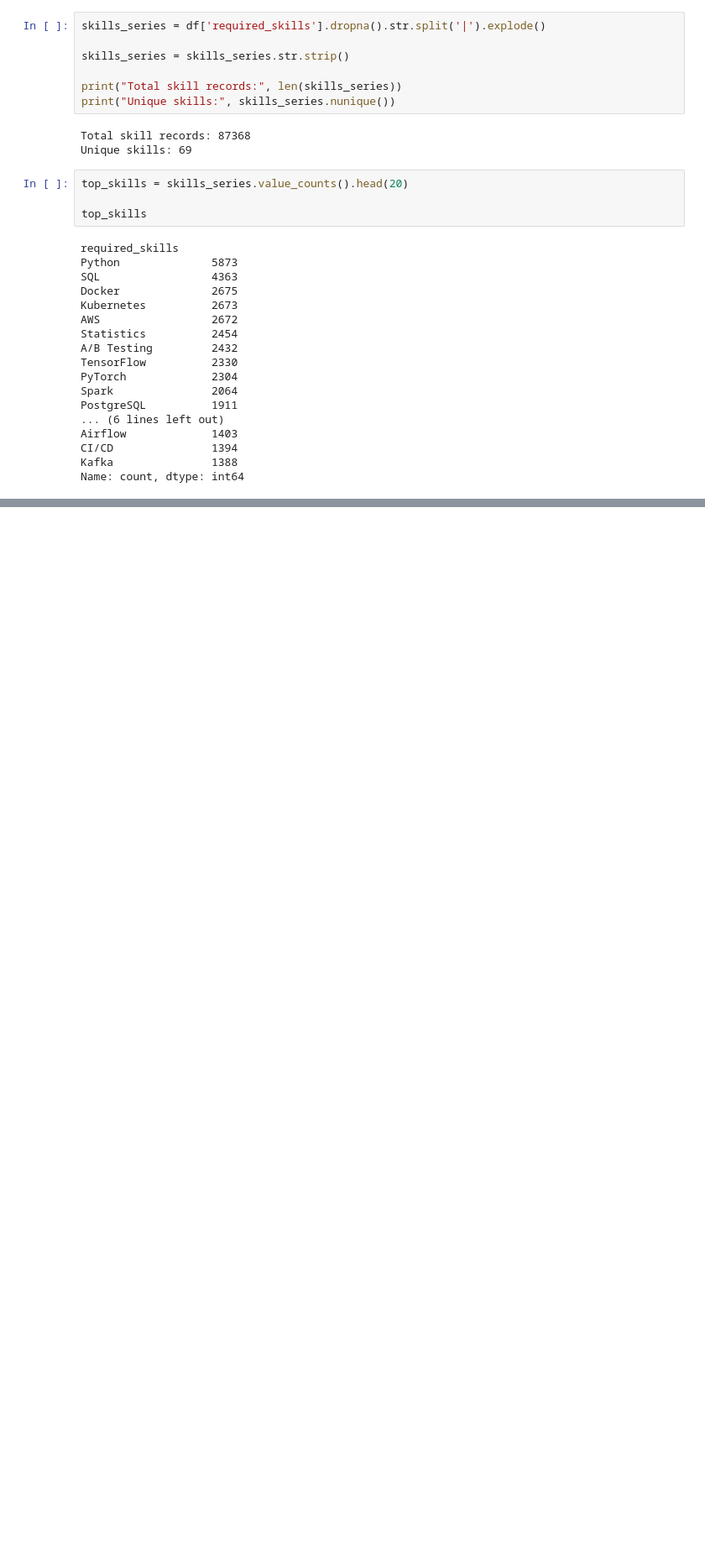
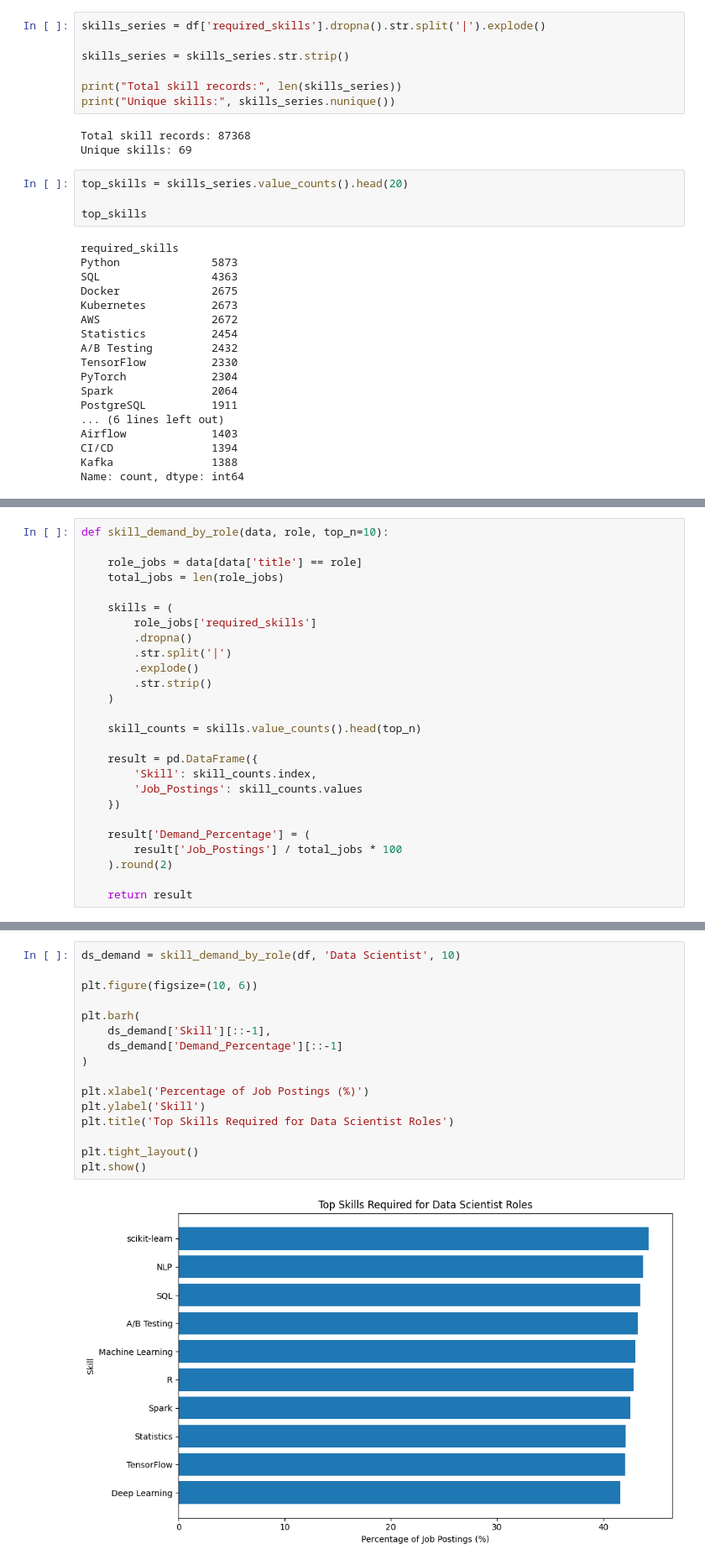
Before and after one commit to PHGNKavindya/Job_Market_Career_Recommendation, a Jupyter notebook: 01_Data_Exploration.ipynb, the cells around one changed output, grey strips where cells are left out. Shown at 84% size. Drawn from its saved outputs; the diff is of its cells as text; blank space fills up the shorter version.

```diff
--- a/01_Data_Exploration.ipynb
+++ b/01_Data_Exploration.ipynb
@@ -226,0 +419,26 @@ Name: count, dtype: int64
+# %%
+def skill_demand_by_role(data, role, top_n=10):
+
+    role_jobs = data[data['title'] == role]
+    total_jobs = len(role_jobs)
+
+    skills = (
+        role_jobs['required_skills']
+        .dropna()
+        .str.split('|')
+        .explode()
+        .str.strip()
+    )
+
+    skill_counts = skills.value_counts().head(top_n)
+
+    result = pd.DataFrame({
+        'Skill': skill_counts.index,
+        'Job_Postings': skill_counts.values
+    })
+
+    result['Demand_Percentage'] = (
+        result['Job_Postings'] / total_jobs * 100
+    ).round(2)
+
+    return result
@@ -226,0 +463,18 @@ Name: count, dtype: int64
+# %%
+ds_demand = skill_demand_by_role(df, 'Data Scientist', 10)
+
+plt.figure(figsize=(10, 6))
+
+plt.barh(
+    ds_demand['Skill'][::-1],
+    ds_demand['Demand_Percentage'][::-1]
+)
+
+plt.xlabel('Percentage of Job Postings (%)')
+plt.ylabel('Skill')
+plt.title('Top Skills Required for Data Scientist Roles')
+
+plt.tight_layout()
+plt.show()
+# %% [output]
+[figure, added]
```
Also changed, not shown: parts of 66 cells of this notebook, 3 other files.
